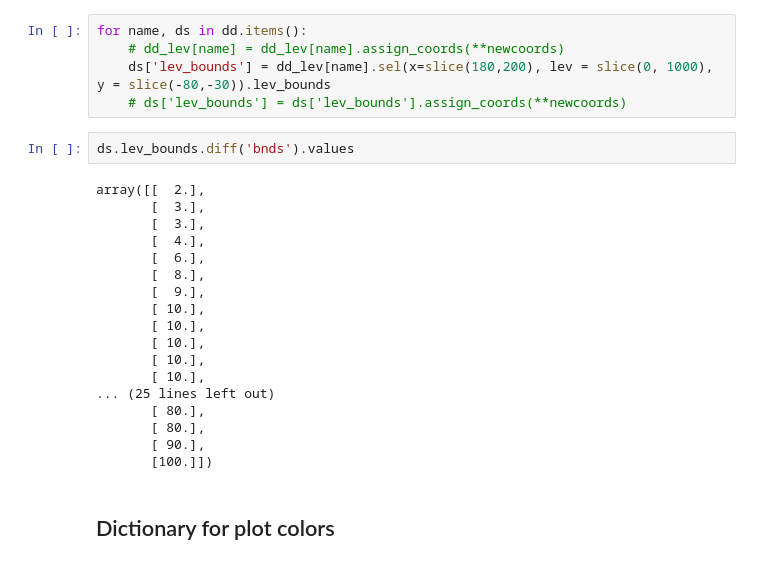
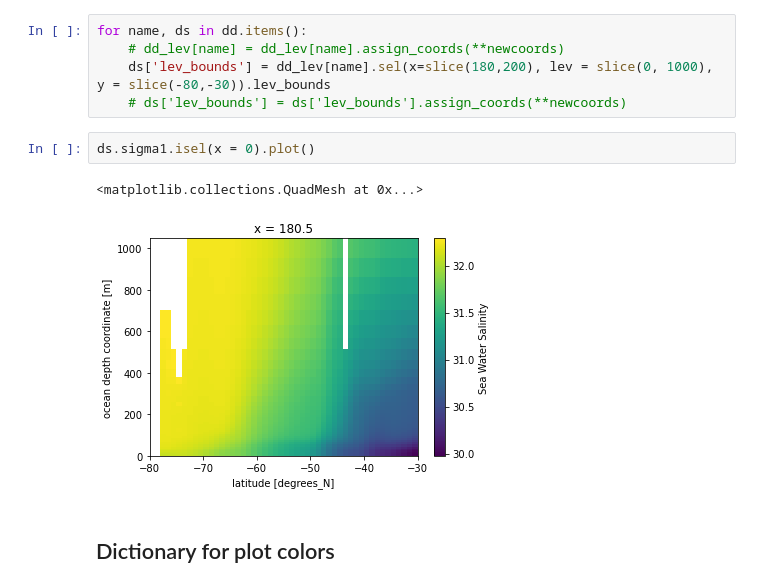
Before and after one commit to gmacgilchrist/seniorthesis, a Jupyter notebook: notebooks/1000_PCO2_hist.ipynb, the cells around one changed output. Cells and saved outputs as stored; diff of their text form.

```diff
--- a/notebooks/1000_PCO2_hist.ipynb
+++ b/notebooks/1000_PCO2_hist.ipynb
@@ -323,25 +327,10 @@ for name, ds in dd.items():
     ds['lev_bounds'] = dd_lev[name].sel(x=slice(180,200), lev = slice(0, 1000), y = slice(-80,-30)).lev_bounds
     # ds['lev_bounds'] = ds['lev_bounds'].assign_coords(**newcoords)
 # %%
-ds.lev_bounds.diff('bnds').values
+ds.sigma1.isel(x = 0).plot()
 # %% [output]
-array([[  2.],
-       [  3.],
-       [  3.],
-       [  4.],
-       [  6.],
-       [  8.],
-       [  9.],
-       [ 10.],
-       [ 10.],
-       [ 10.],
-       [ 10.],
-       [ 10.],
-... (25 lines left out)
-       [ 80.],
-       [ 80.],
-       [ 90.],
-       [100.]])
+<matplotlib.collections.QuadMesh at 0x...>
+[figure, added]
 # %% [markdown]
 ## Dictionary for plot colors
 # %%
```
Also changed, not shown: parts of 11 cells of this notebook, 3 other files.
